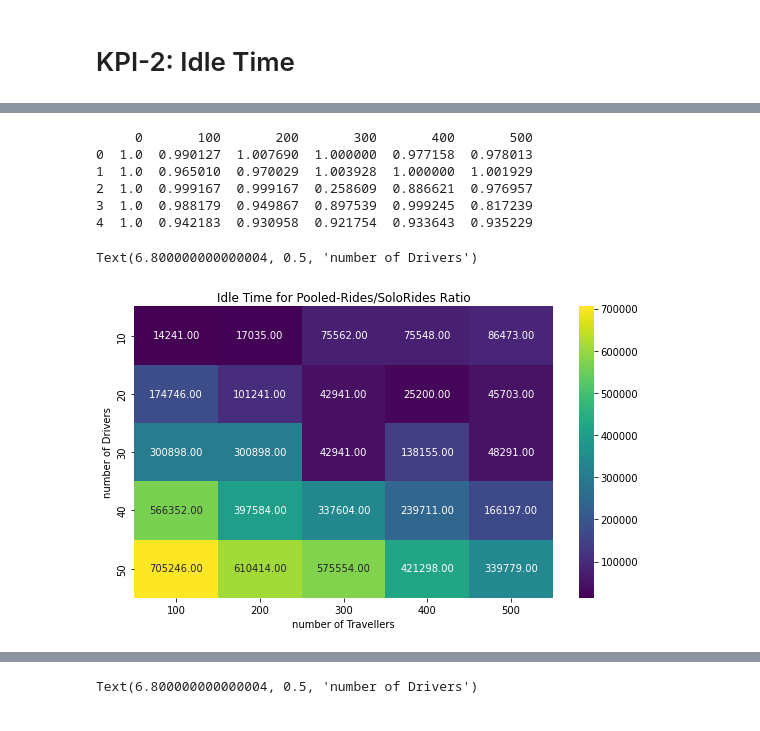
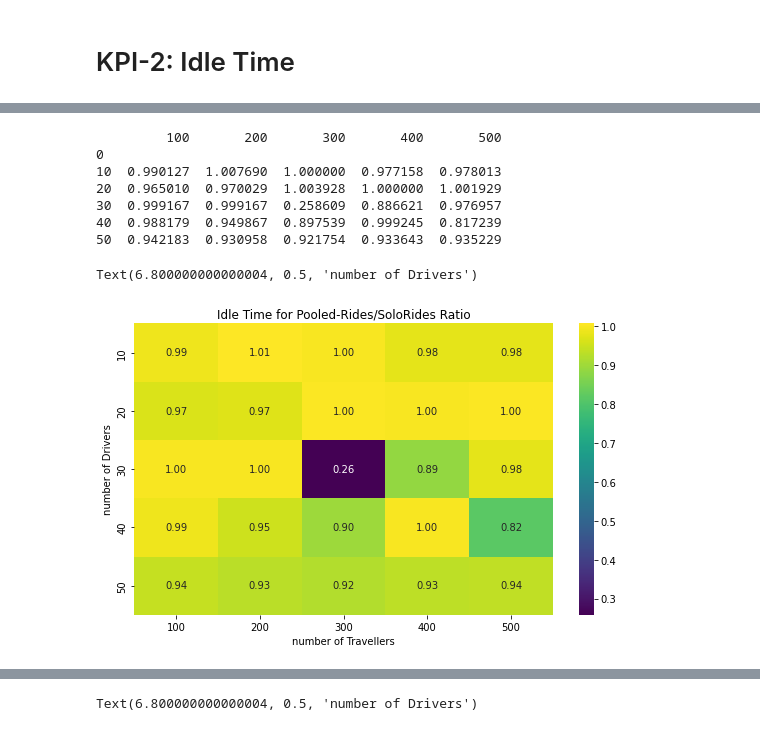
Before and after one commit to Jagiellonian-University/MaaSSim, a Jupyter notebook: docs/tutorials/Plotting/ratioheatmap1.ipynb, the cells around one changed output, grey strips where cells are left out. Saved outputs shown, nothing was run; the diff lists cells and outputs as text; code cells hidden in the pictures.

Commit message:
plotting

```diff
--- a/docs/tutorials/Plotting/ratioheatmap1.ipynb
+++ b/docs/tutorials/Plotting/ratioheatmap1.ipynb
@@ -139,9 +139,9 @@ fig.savefig('ServiceRate.png', dpi=600)
 # %%
 import pandas as pd
 
-PR = pd.read_csv('D:/Development/GitHub-ProjectV2.0/MaaSSim/docs/tutorials/Results/Simulation/Driver/IdleTime/IdleTime_Pooled-Rides.csv',index_col=0)
+PR = pd.read_csv('D:/Development/GitHub-ProjectV2.0/MaaSSim/docs/tutorials/Results/Simulation/Driver/KPI-3-IdleTime/IdleTime_Pooled-Rides.csv',index_col=0)
 df= (PR/(PR.index*4*3600))
-SR = pd.read_csv('D:/Development/GitHub-ProjectV2.0/MaaSSim/docs/tutorials/Results/Simulation/Driver/IdleTime/IdleTime_Solo-Rides.csv',index_col=0)
+SR = pd.read_csv('D:/Development/GitHub-ProjectV2.0/MaaSSim/docs/tutorials/Results/Simulation/Driver/KPI-3-IdleTime/IdleTime_Solo-Rides.csv',index_col=0)
 print(PR)
 PR.div(PR.index,axis=1)/3600
 print(PR)
@@ -161,27 +161,28 @@ print(PR)
 40  566352  397584  337604  239711  166197
 50  705246  610414  575554  421298  339779
 # %%
-df_PP = PR.div(SR, level=1, fill_value=1)
-print (df_IT)
+df = PR.div(SR, level=1, fill_value=1)
+print (df)
 # %% [output]
-     0       100       200       300       400       500
-0  1.0  0.990127  1.007690  1.000000  0.977158  0.978013
-1  1.0  0.965010  0.970029  1.003928  1.000000  1.001929
-2  1.0  0.999167  0.999167  0.258609  0.886621  0.976957
-3  1.0  0.988179  0.949867  0.897539  0.999245  0.817239
-4  1.0  0.942183  0.930958  0.921754  0.933643  0.935229
+         100       200       300       400       500
+0
+10  0.990127  1.007690  1.000000  0.977158  0.978013
+20  0.965010  0.970029  1.003928  1.000000  1.001929
+30  0.999167  0.999167  0.258609  0.886621  0.976957
+40  0.988179  0.949867  0.897539  0.999245  0.817239
+50  0.942183  0.930958  0.921754  0.933643  0.935229
 # %%
 import matplotlib.pyplot as plt
 import seaborn as sns
 plt.rcParams["figure.figsize"] = [8, 5.0]
 plt.rcParams["figure.autolayout"] = True
 
 plt.title('Idle Time for Pooled-Rides/SoloRides Ratio')
-sns.heatmap(data = PRP,annot=True,fmt=".2f",cmap='viridis')
+sns.heatmap(data = df,annot=True,fmt=".2f",cmap='viridis')
 
 plt.xlabel('number of Travellers',fontsize=10)
 plt.ylabel('number of Drivers',fontsize=10)
 # %% [output]
 Text(6.800000000000004, 0.5, 'number of Drivers')
-[figure, old version]
+[figure, new version]
 # %%
```
Also changed, not shown: parts of 13 cells of this notebook, 18 other files.
